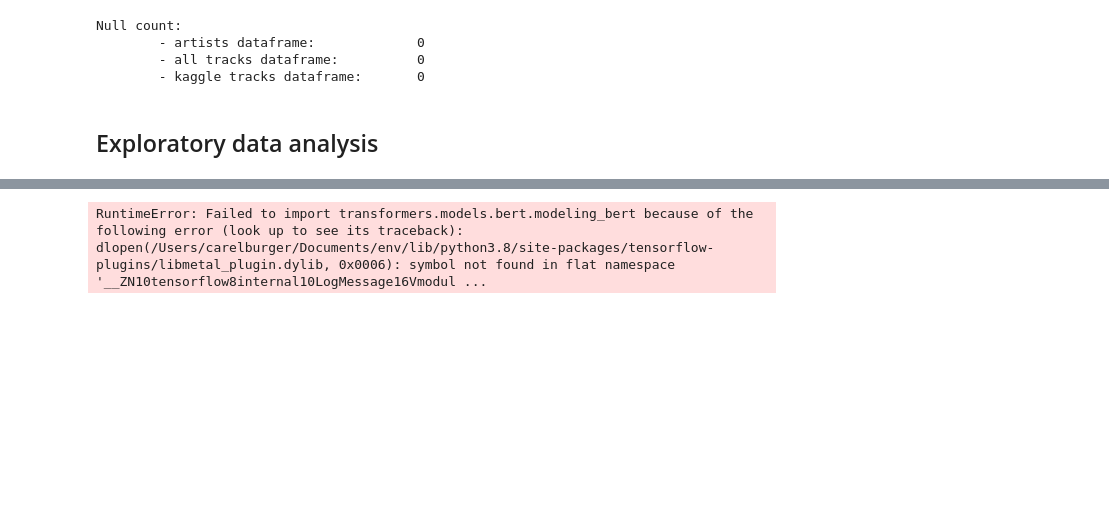
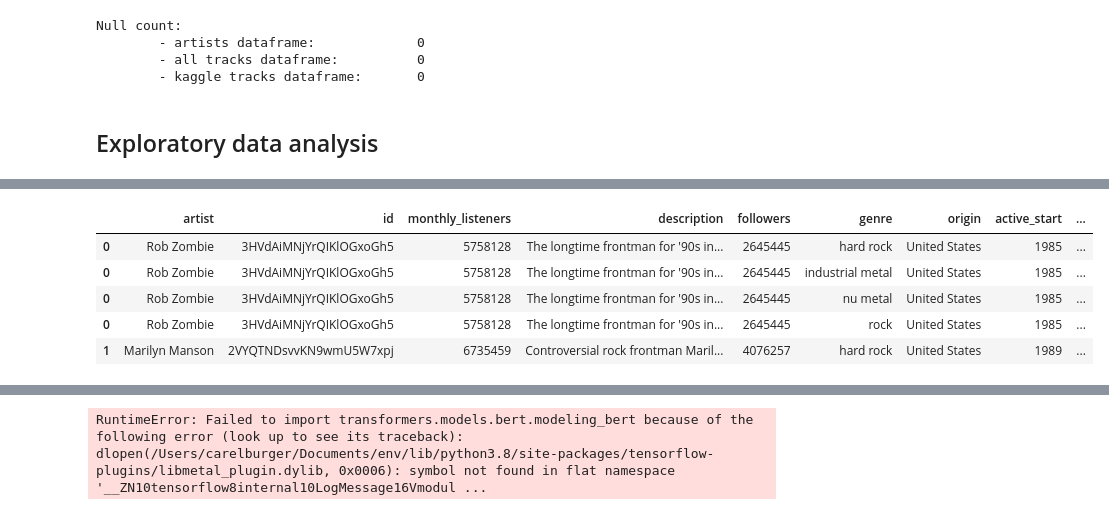
Before and after one commit to cjcdwburger/UOL_DSM020_CW2, a Jupyter notebook: CW2.ipynb, the cells around one changed output, grey strips where cells are left out. Cells and saved outputs as stored; diff of their text form; code cells hidden in the pictures; blank space fills up the shorter version.

```diff
--- a/CW2.ipynb
+++ b/CW2.ipynb
@@ -2180,0 +2241,12 @@ Null count:
+# %%
+artists_copy_df = artists_df.copy()
+artist_genres_df = artists_copy_df.explode('genres')
+artist_genres_df.rename(columns={'genres':'genre'}, inplace=True)
+artist_genres_df.head(5)
+# %% [output]
+|  | artist | id | monthly_listeners | description | followers | genre | origin | active_start | ... |
+| 0 | Rob Zombie | 3HVdAiMNjYrQIKlOGxoGh5 | 5758128 | The longtime frontman for '90s in... | 2645445 | hard rock | United States | 1985 | ... |
+| 0 | Rob Zombie | 3HVdAiMNjYrQIKlOGxoGh5 | 5758128 | The longtime frontman for '90s in... | 2645445 | industrial metal | United States | 1985 | ... |
+| 0 | Rob Zombie | 3HVdAiMNjYrQIKlOGxoGh5 | 5758128 | The longtime frontman for '90s in... | 2645445 | nu metal | United States | 1985 | ... |
+| 0 | Rob Zombie | 3HVdAiMNjYrQIKlOGxoGh5 | 5758128 | The longtime frontman for '90s in... | 2645445 | rock | United States | 1985 | ... |
+| 1 | Marilyn Manson | 2VYQTNDsvvKN9wmU5W7xpj | 6735459 | Controversial rock frontman Maril... | 4076257 | hard rock | United States | 1989 | ... |
```
Also changed, not shown: parts of 13 cells of this notebook.
